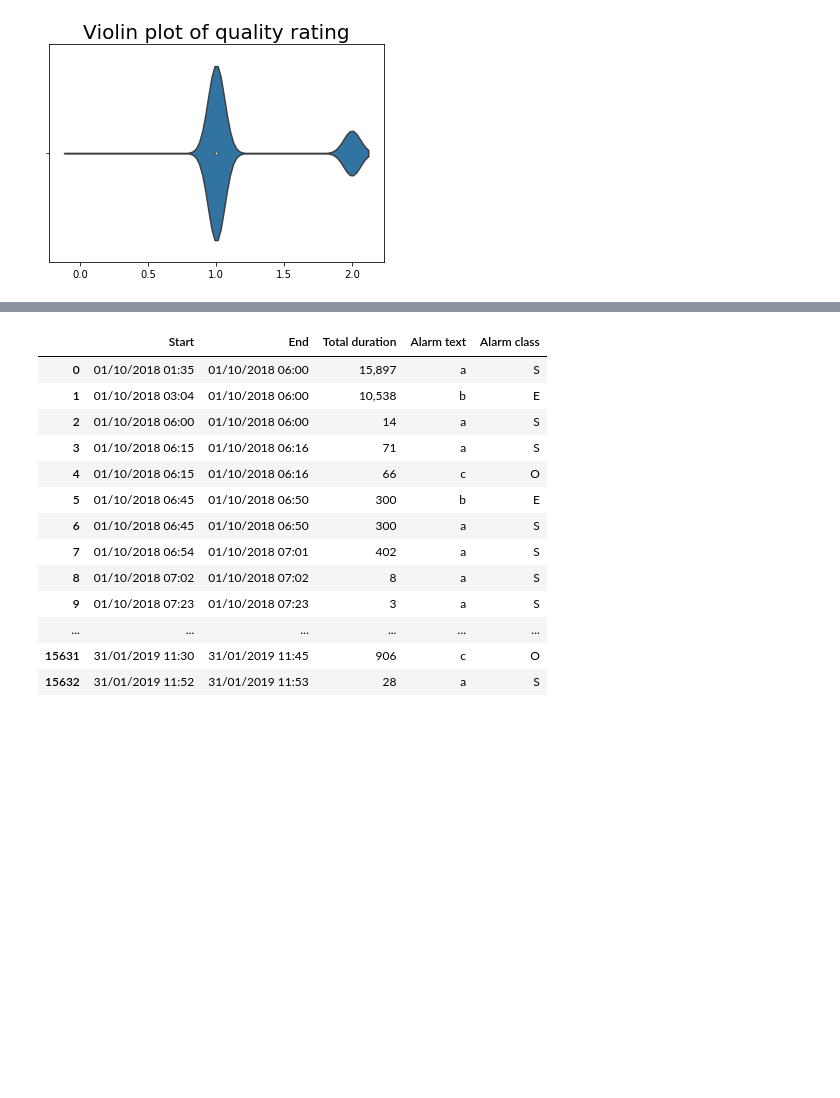
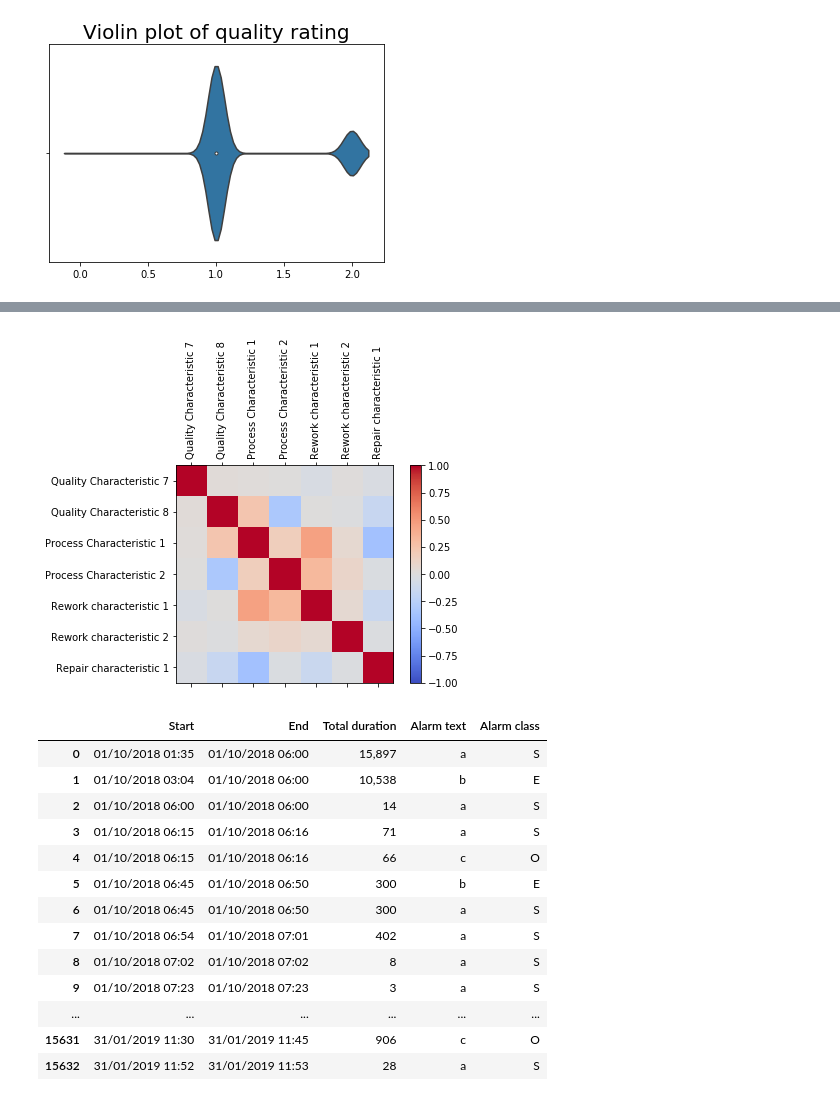
Before and after one commit to jetsaltydog/MINI_project, a Jupyter notebook: mini_data.ipynb, the cells around one changed output, grey strips where cells are left out. Cells and saved outputs as stored; diff of their text form; code cells hidden in the pictures; blank space fills up the shorter version.

```diff
--- a/mini_data.ipynb
+++ b/mini_data.ipynb
@@ -138,3 +308,18 @@ Text(0.5,1,'Violin plot of quality rating')
+# %%
+corr = data.corr()
+fig = plt.figure()
+ax = fig.add_subplot(111)
+cax = ax.matshow(corr,cmap='coolwarm', vmin=-1, vmax=1)
+fig.colorbar(cax)
+ticks = np.arange(0,len(quality_2.columns),1)
+ax.set_xticks(ticks)
+plt.xticks(rotation=90)
+ax.set_yticks(ticks)
+ax.set_xticklabels(quality_2.columns)
+ax.set_yticklabels(quality_2.columns)
+plt.show()
+# %% [output]
+[figure, added]
 # %%
 B = 'Process_disturbances.csv'
 
```
Also changed, not shown: parts of 23 cells of this notebook.
